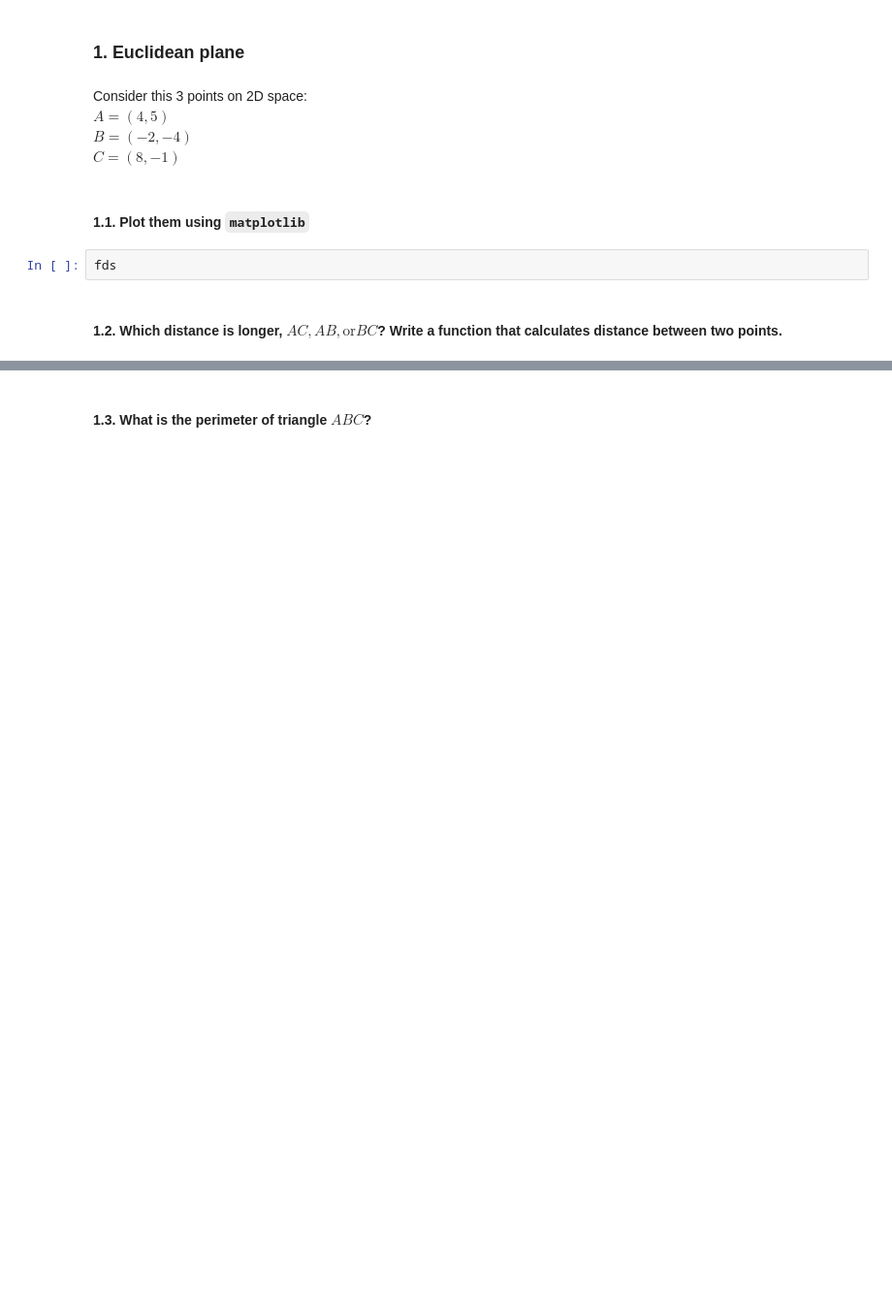
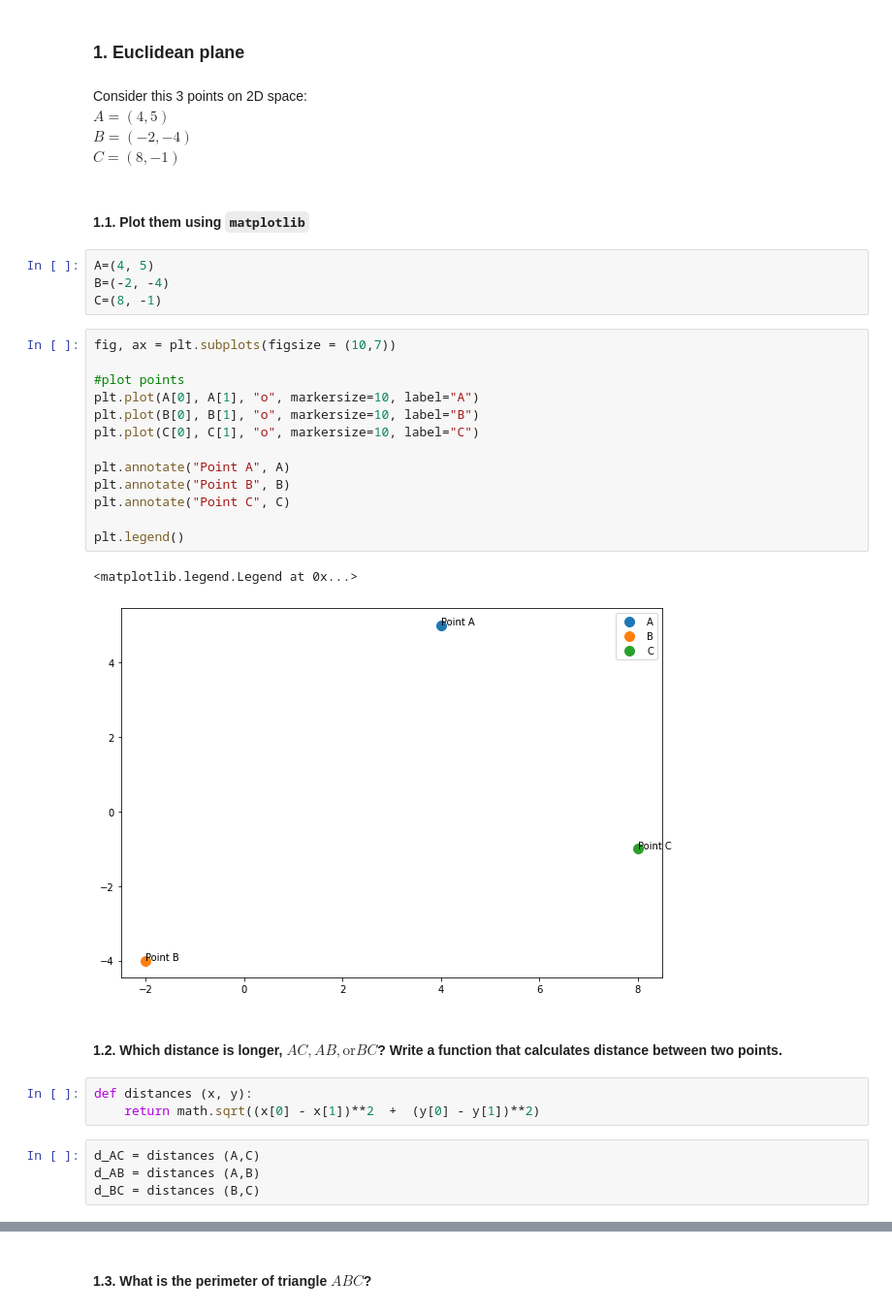
Before and after one commit to Ironhack-Data-Madrid-Enero-2021/lab-math-refresher, a Jupyter notebook: your-code/main.ipynb, the cells around one changed output, grey strips where cells are left out. Shown: that part at 97% size. Saved outputs shown, nothing was run; the diff lists cells and outputs as text; blank space fills up the shorter version.

Commit message:
Lab Math-refresher

```diff
--- a/your-code/main.ipynb
+++ b/your-code/main.ipynb
@@ -9,7 +36,32 @@ $B=(-2, -4)$
 $C=(8, -1)$
 # %% [markdown]
 #### 1.1. Plot them using `matplotlib`
-# %%
-fds
+# %%
+A=(4, 5)
+B=(-2, -4)
+C=(8, -1)
+# %%
+fig, ax = plt.subplots(figsize = (10,7))
+
+#plot points
+plt.plot(A[0], A[1], "o", markersize=10, label="A")
+plt.plot(B[0], B[1], "o", markersize=10, label="B")
+plt.plot(C[0], C[1], "o", markersize=10, label="C")
+
+plt.annotate("Point A", A)
+plt.annotate("Point B", B)
+plt.annotate("Point C", C)
+
+plt.legend()
+# %% [output]
+<matplotlib.legend.Legend at 0x...>
+[figure, added]
 # %% [markdown]
 #### 1.2. Which distance is longer, $AC, AB, \text{or} BC$? Write a function that calculates distance between two points.
+# %%
+def distances (x, y):
+    return math.sqrt((x[0] - x[1])**2  +  (y[0] - y[1])**2)
+# %%
+d_AC = distances (A,C)
+d_AB = distances (A,B)
+d_BC = distances (B,C)
```
Also changed, not shown: parts of 47 cells of this notebook.
